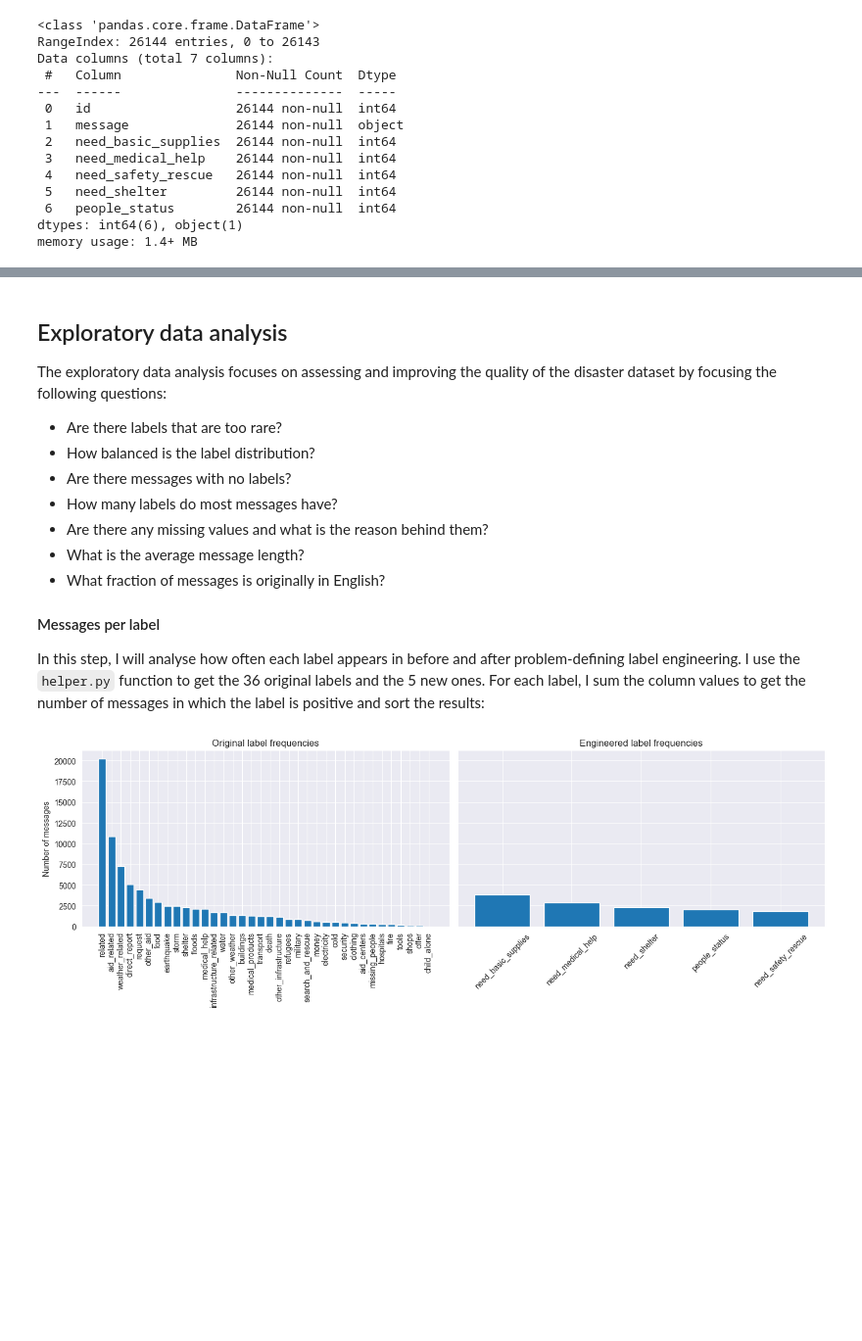
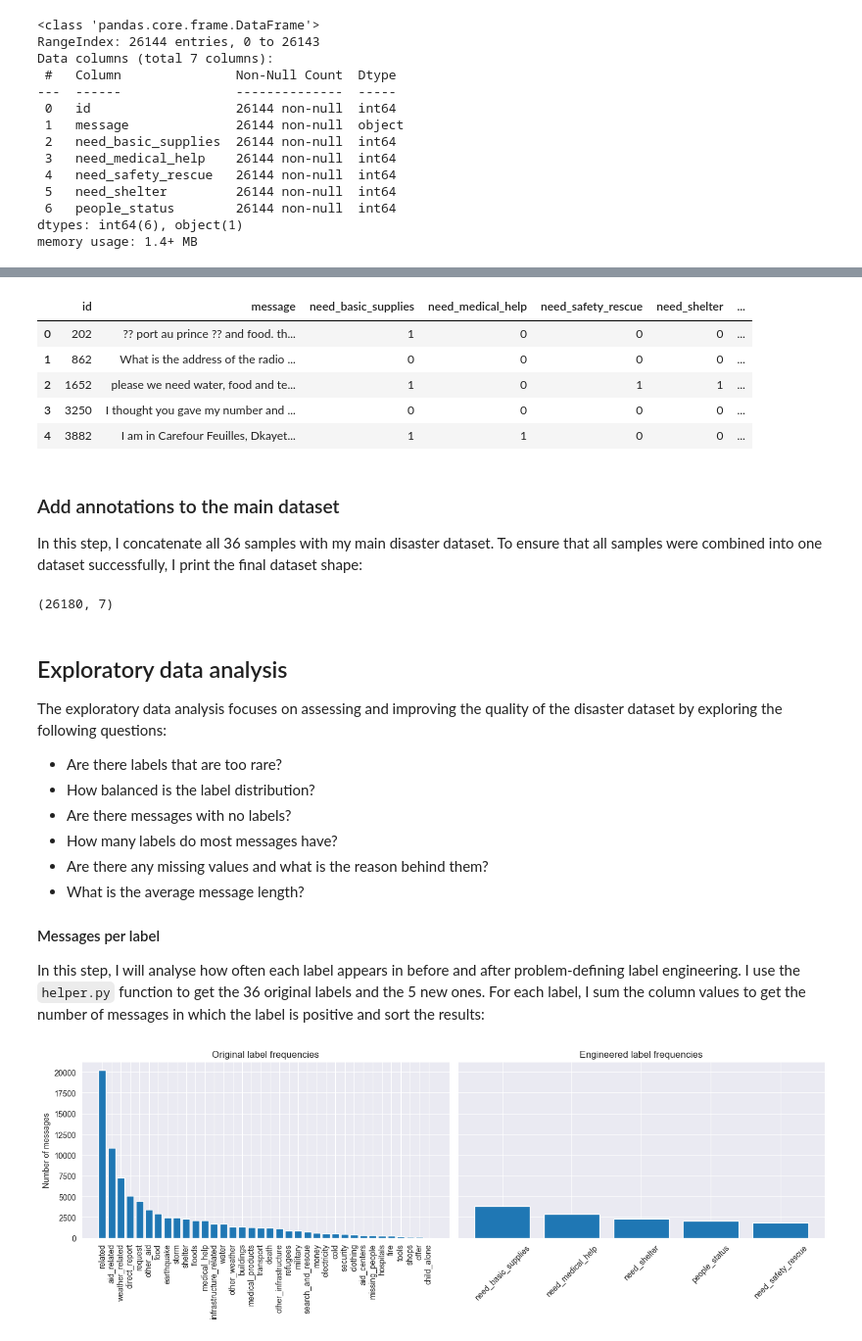
Before and after one commit to KaterinaSSlavova/Crisis-Help-Classification, a Jupyter notebook: Notebooks/02_data_provisioning.ipynb, the cells around one changed output, grey strips where cells are left out. Shown at 98% size. Drawn from its saved outputs; the diff is of its cells as text; code cells hidden in the pictures; blank space fills up the shorter version.

```diff
--- a/Notebooks/02_data_provisioning.ipynb
+++ b/Notebooks/02_data_provisioning.ipynb
@@ -150,0 +237,4 @@ memory usage: 1.4+ MB
+# %%
+pd.set_option("display.max_colwidth", None)
+batch3 = for_annotation.iloc[18:27][["id","message"]]
+batch3
@@ -150,0 +252,5 @@ memory usage: 1.4+ MB
+# %%
+annotations.update({
+    14135:[0,0,0,1,0],
+    19003:[0,0,0,0,1],
+})
@@ -150,0 +261,4 @@ memory usage: 1.4+ MB
+# %%
+pd.set_option("display.max_colwidth", None)
+batch4 = for_annotation.iloc[27:36][["id","message"]]
+batch4
@@ -151,13 +287,35 @@ memory usage: 1.4+ MB
+# %%
+ann_df = (pd.DataFrame.from_dict(annotations, orient="index", columns=target_cols).reset_index().rename(columns={"index": "id"}))
+for_annotation = for_annotation.set_index("id")
+ann = ann_df.set_index("id")
+for_annotation.update(ann)
+annotated = for_annotation.reset_index()
+annotated.head()
+# %% [output]
+|  | id | message | need_basic_supplies | need_medical_help | need_safety_rescue | need_shelter | ... |
+| 0 | 202 | ?? port au prince ?? and food. th... | 1 | 0 | 0 | 0 | ... |
+| 1 | 862 | What is the address of the radio ... | 0 | 0 | 0 | 0 | ... |
+| 2 | 1652 | please we need water, food and te... | 1 | 0 | 1 | 1 | ... |
+| 3 | 3250 | I thought you gave my number and ... | 0 | 0 | 0 | 0 | ... |
+| 4 | 3882 | I am in Carefour Feuilles, Dkayet... | 1 | 1 | 0 | 0 | ... |
+# %% [markdown]
+### Add annotations to the main dataset
+In this step, I concatenate all 36 samples with my main disaster dataset. To ensure that all samples were combined into one dataset successfully, I print the final dataset shape:
+# %%
+df = pd.concat([df, annotated], ignore_index=True)
+df = df.sort_values("id").reset_index(drop=True)
+df.shape
+# %% [output]
+(26180, 7)
 # %% [markdown]
 ## Exploratory data analysis
-The exploratory data analysis focuses on assessing and improving the quality of the disaster dataset by focusing the following questions:
+The exploratory data analysis focuses on assessing and improving the quality of the disaster dataset by exploring the following questions:
  - Are there labels that are too rare?
  - How balanced is the label distribution?
  - Are there messages with no labels?
  - How many labels do most messages have?
  - Are there any missing values and what is the reason behind them?
  - What is the average message length?
- - What fraction of messages is originally in English?
 #### Messages per label
 In this step, I will analyse how often each label appears in before and after problem-defining label engineering. I use the `helper.py` function to get the 36 original labels and the 5 new ones. For each label, I sum the column values to get the number of messages in which the label is positive and sort the results:
 # %%
```
Also changed, not shown: parts of 32 cells of this notebook, 13 other files.
